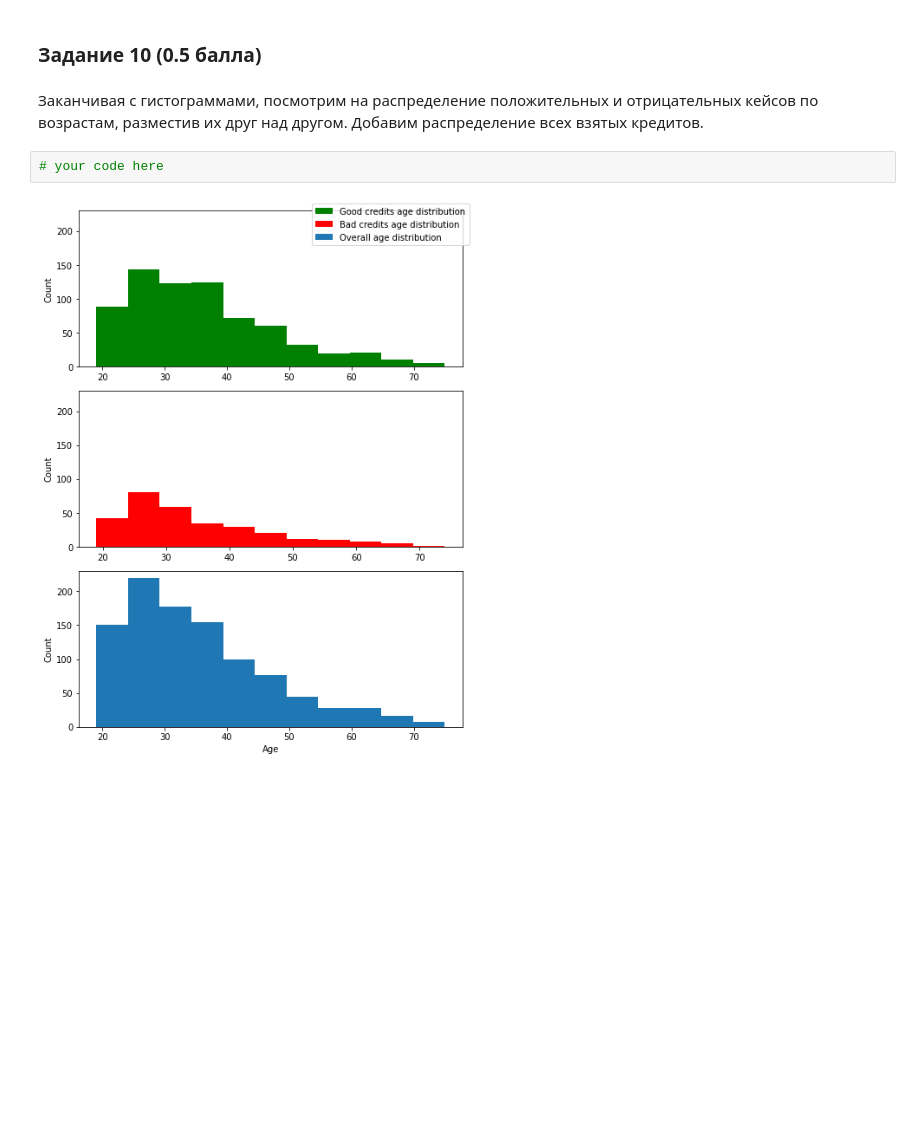
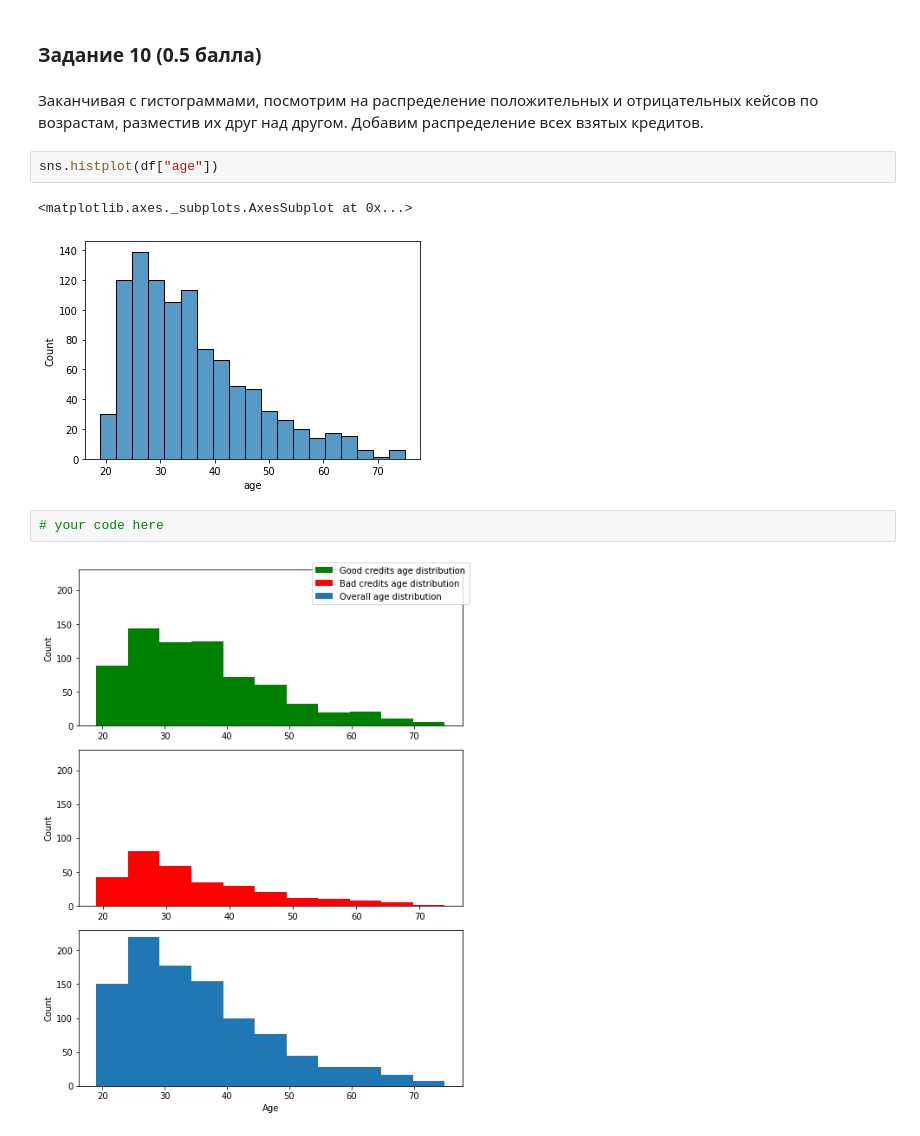
Before and after one commit to TyurinIvan/iad2021, a Jupyter notebook: hw3/hw03-EDA.ipynb, the cells around one changed output. Drawn from its saved outputs; the diff is of its cells as text; blank space fills up the shorter version.

```diff
--- a/hw3/hw03-EDA.ipynb
+++ b/hw3/hw03-EDA.ipynb
@@ -233,6 +240,11 @@ seaborn легко позволяет добавить ещё больше ин
 ### Задание 10  (0.5 балла)
 # %% [markdown]
 Заканчивая с гистограммами, посмотрим на распределение положительных и отрицательных кейсов по возрастам, разместив их друг над другом. Добавим распределение всех взятых кредитов.
+# %%
+sns.histplot(df["age"])
+# %% [output]
+<matplotlib.axes._subplots.AxesSubplot at 0x...>
+[figure, added]
 # %%
 # your code here
 # %% [output]
```
Also changed, not shown: parts of 5 cells of this notebook.
